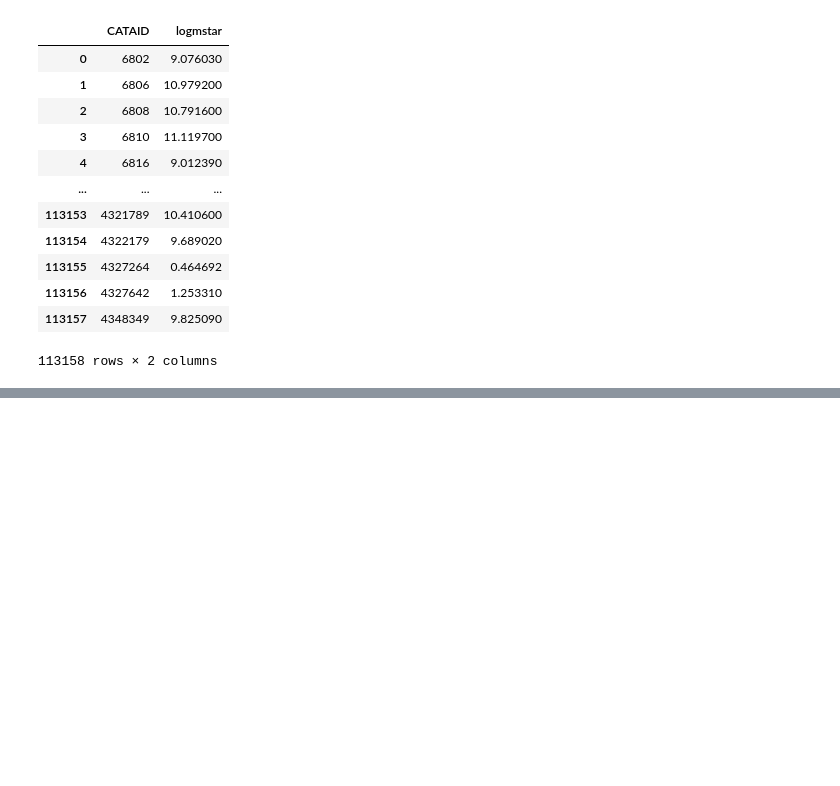
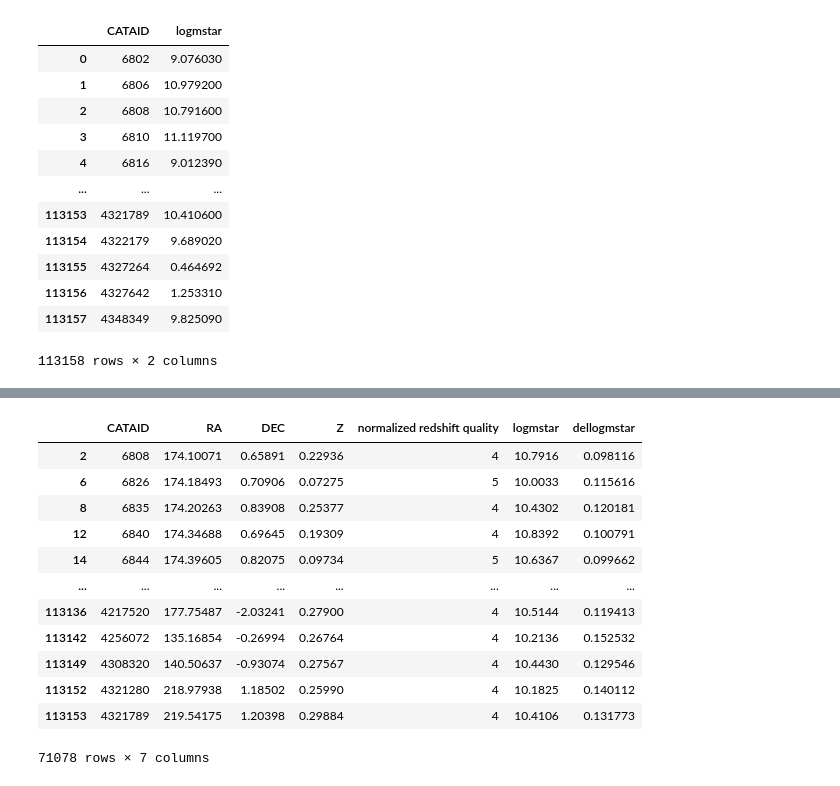
Before and after one commit to dangallego/Gotham_Web, a Jupyter notebook: OBSERVATIONS/GAMA/Tutorials/Trimming_Data.ipynb, the cells around one changed output, grey strips where cells are left out. Drawn from its saved outputs; the diff is of its cells as text; code cells hidden in the pictures; blank space fills up the shorter version.

```diff
--- a/OBSERVATIONS/GAMA/Tutorials/Trimming_Data.ipynb
+++ b/OBSERVATIONS/GAMA/Tutorials/Trimming_Data.ipynb
@@ -174,0 +259,17 @@ stellar_masses # can now use this function whenever one wants to slice by column
+# %%
+# Now the GAMA catalog has only galaxies with logmstar greather than 10 and Z less than 0.3
+gama
+# %% [output]
+|  | CATAID | RA | DEC | Z | normalized redshift quality | logmstar | dellogmstar |
+| 2 | 6808 | 174.10071 | 0.65891 | 0.22936 | 4 | 10.7916 | 0.098116 |
+| 6 | 6826 | 174.18493 | 0.70906 | 0.07275 | 5 | 10.0033 | 0.115616 |
+| 8 | 6835 | 174.20263 | 0.83908 | 0.25377 | 4 | 10.4302 | 0.120181 |
+| 12 | 6840 | 174.34688 | 0.69645 | 0.19309 | 4 | 10.8392 | 0.100791 |
+| 14 | 6844 | 174.39605 | 0.82075 | 0.09734 | 5 | 10.6367 | 0.099662 |
+| ... | ... | ... | ... | ... | ... | ... | ... |
+| 113136 | 4217520 | 177.75487 | -2.03241 | 0.27900 | 4 | 10.5144 | 0.119413 |
+| 113142 | 4256072 | 135.16854 | -0.26994 | 0.26764 | 4 | 10.2136 | 0.152532 |
+| 113149 | 4308320 | 140.50637 | -0.93074 | 0.27567 | 4 | 10.4430 | 0.129546 |
+| 113152 | 4321280 | 218.97938 | 1.18502 | 0.25990 | 4 | 10.1825 | 0.140112 |
+| 113153 | 4321789 | 219.54175 | 1.20398 | 0.29884 | 4 | 10.4106 | 0.131773 |
+71078 rows × 7 columns
```
Also changed, not shown: parts of 9 cells of this notebook.
